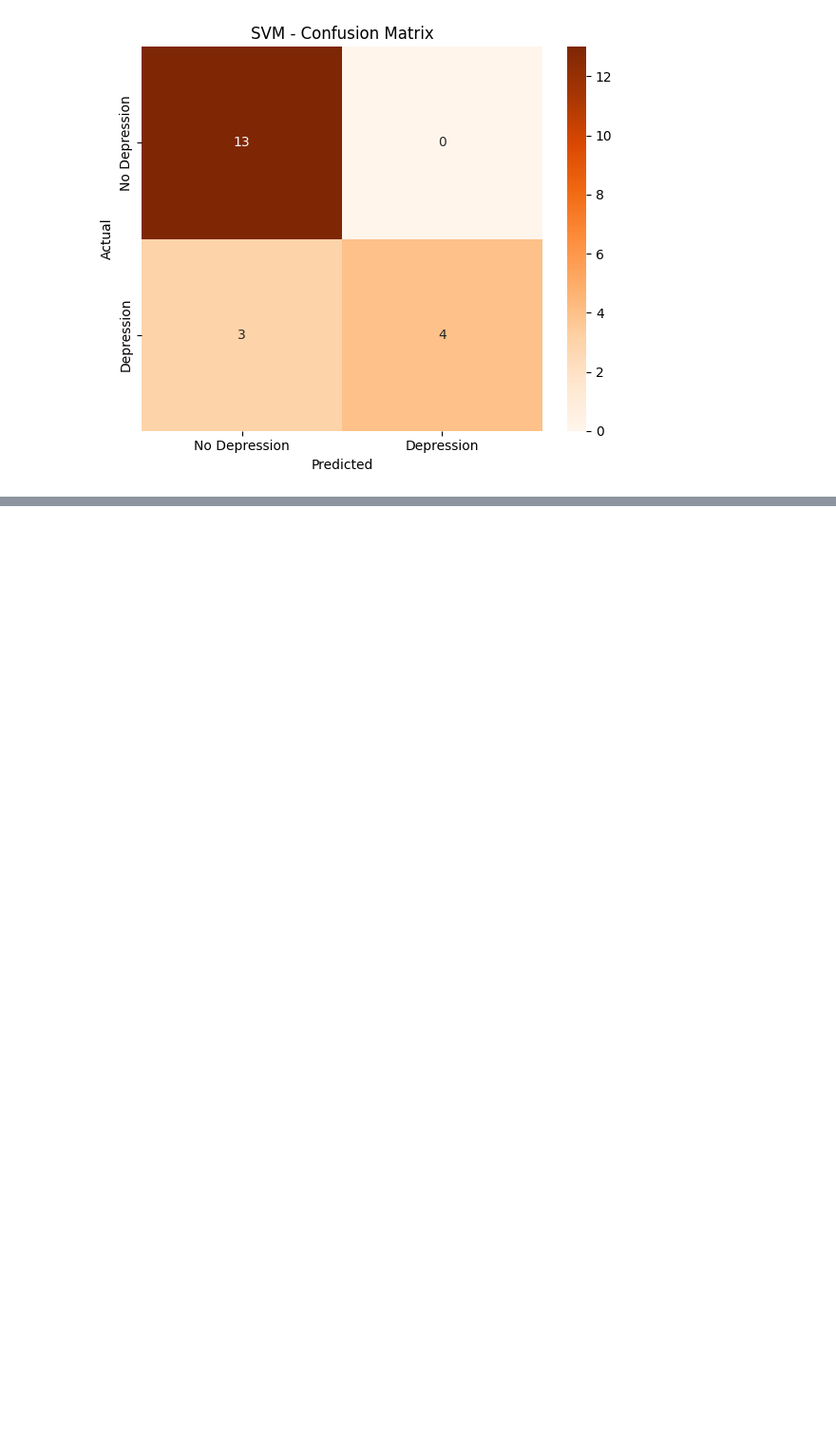
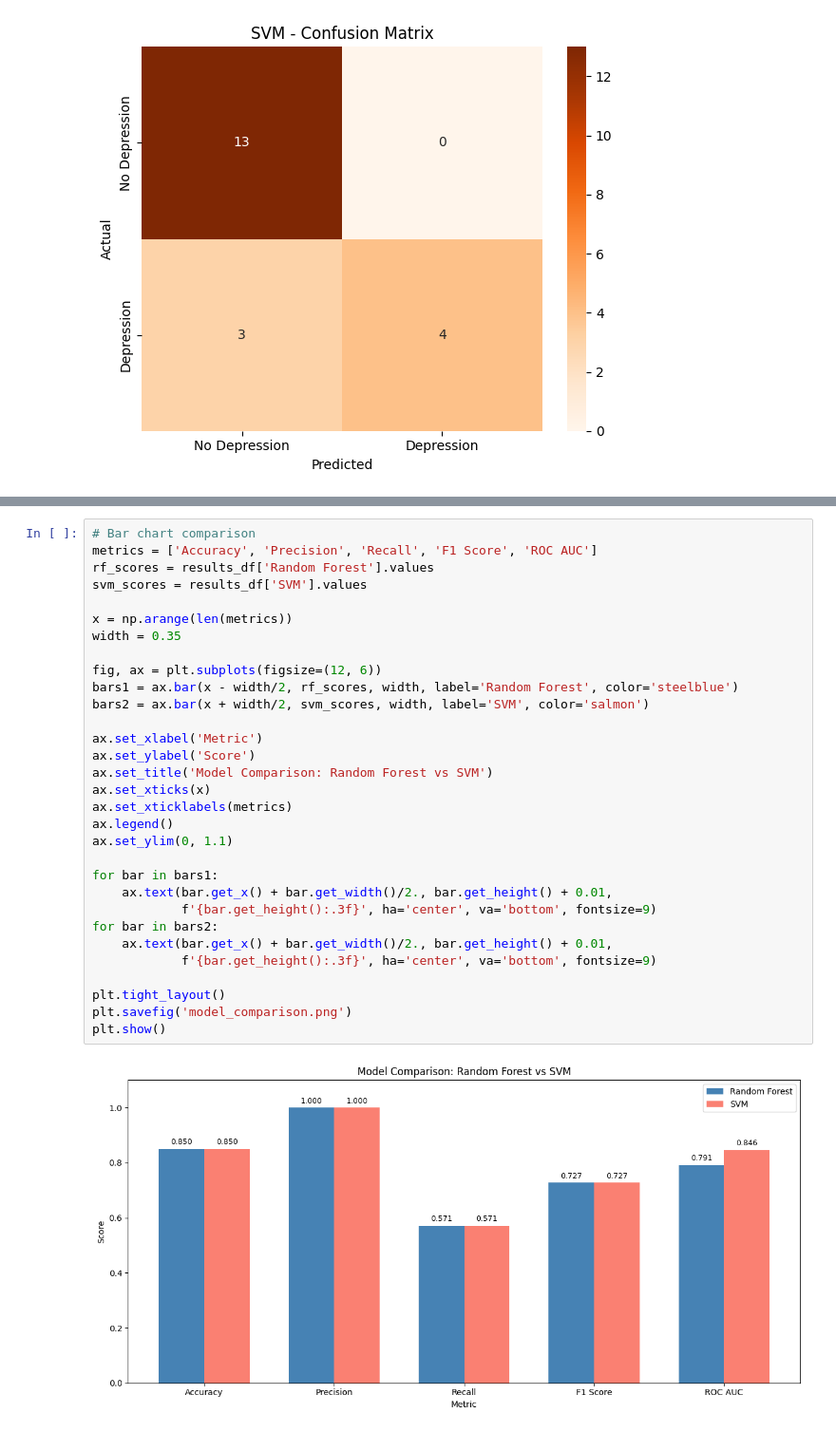
Before and after one commit to Kopuraj/Student-Depression-ML, a Jupyter notebook: notebooks/student_depression_ml.ipynb, the cells around one changed output, grey strips where cells are left out. Shown at 95% size. Drawn from its saved outputs; the diff is of its cells as text; blank space fills up the shorter version.

```diff
--- a/notebooks/student_depression_ml.ipynb
+++ b/notebooks/student_depression_ml.ipynb
@@ -519,0 +552,33 @@ plt.show()
+# %%
+# Bar chart comparison
+metrics = ['Accuracy', 'Precision', 'Recall', 'F1 Score', 'ROC AUC']
+rf_scores = results_df['Random Forest'].values
+svm_scores = results_df['SVM'].values
+
+x = np.arange(len(metrics))
+width = 0.35
+
+fig, ax = plt.subplots(figsize=(12, 6))
+bars1 = ax.bar(x - width/2, rf_scores, width, label='Random Forest', color='steelblue')
+bars2 = ax.bar(x + width/2, svm_scores, width, label='SVM', color='salmon')
+
+ax.set_xlabel('Metric')
+ax.set_ylabel('Score')
+ax.set_title('Model Comparison: Random Forest vs SVM')
+ax.set_xticks(x)
+ax.set_xticklabels(metrics)
+ax.legend()
+ax.set_ylim(0, 1.1)
+
+for bar in bars1:
+    ax.text(bar.get_x() + bar.get_width()/2., bar.get_height() + 0.01,
+            f'{bar.get_height():.3f}', ha='center', va='bottom', fontsize=9)
+for bar in bars2:
+    ax.text(bar.get_x() + bar.get_width()/2., bar.get_height() + 0.01,
+            f'{bar.get_height():.3f}', ha='center', va='bottom', fontsize=9)
+
+plt.tight_layout()
+plt.savefig('model_comparison.png')
+plt.show()
+# %% [output]
+[figure, added]
```
Also changed, not shown: parts of 2 cells of this notebook.
